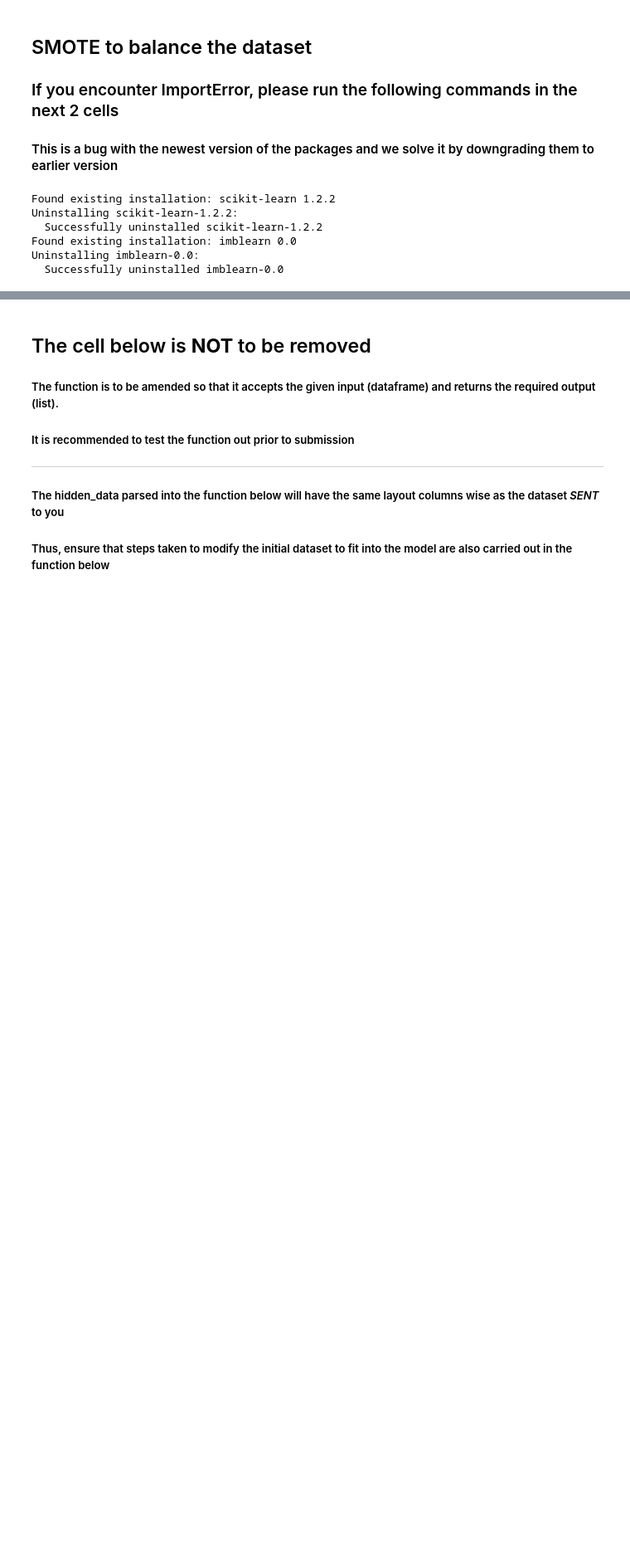
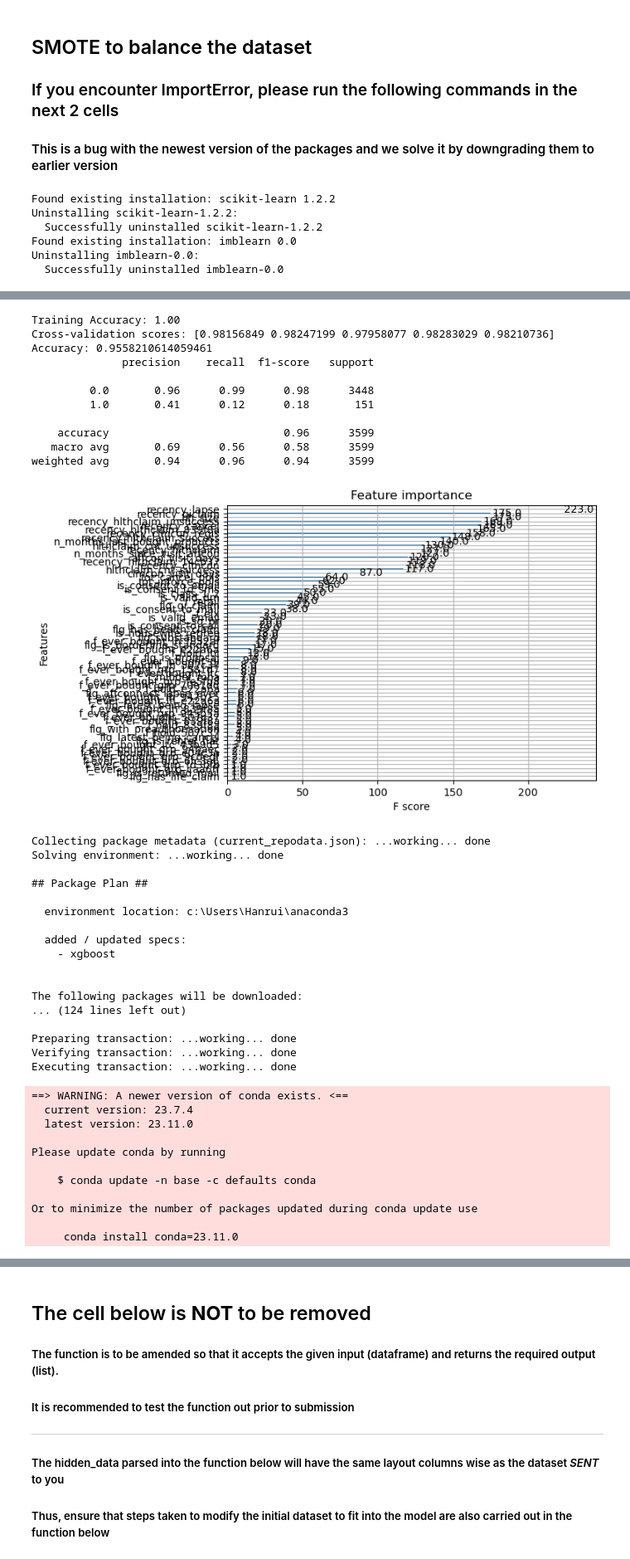
Before and after one commit to wildgreendinosaur/Datathon_team105, a Jupyter notebook: NUS_DATATHON_SINGLIFE_TEAM150.ipynb, the cells around one changed output, grey strips where cells are left out. Shown at 83% size. Drawn from its saved outputs; the diff is of its cells as text; code cells hidden in the pictures; blank space fills up the shorter version.

```diff
--- a/NUS_DATATHON_SINGLIFE_TEAM150.ipynb
+++ b/NUS_DATATHON_SINGLIFE_TEAM150.ipynb
@@ -230,0 +330,80 @@ X_train , y_train = balancing(X_train , y_train, 'smote')
+# %%
+def xgbmodel(X_train , y_train , X_test, y_test):
+    """
+    Abstracted function for using gradient boosting
+    Inputs: X,y for test and train
+    Output: Prints accuracy and importance plots
+    Returns: N/A
+    """
+    # specify parameters via map
+    xgb_model = xgb.XGBClassifier()
+
+    # Fit the model
+    xgb_model.fit(X_train,y_train)
+
+    # Predict labels on training data
+    y_train_pred = xgb_model.predict(X_train)
+
+    # Accuracy of the training data
+    training_accuracy = accuracy_score(y_train, y_train_pred)
+    print(f'Training Accuracy: {training_accuracy:.2f}')
+
+    # Cross Validation Score
+    cross_validate(xgb_model, X_train , y_train)
+
+    # Make Prediction
+    y_pred = xgb_model.predict(X_test)
+
+    # Accuracy
+    accuracy = accuracy_score(y_test, y_pred)
+    print(f'Accuracy: {accuracy}')
+
+    # Print a classification report
+    report = classification_report(y_test, y_pred)
+    print(report)
+
+    xgb.plot_importance(xgb_model)
+
+
+xgbmodel(X_train , y_train, X_test, y_test)
+# %% [output]
+Training Accuracy: 1.00
+Cross-validation scores: [0.98156849 0.98247199 0.97958077 0.98283029 0.98210736]
+Accuracy: 0.9558210614059461
+              precision    recall  f1-score   support
+
+         0.0       0.96      0.99      0.98      3448
+         1.0       0.41      0.12      0.18       151
+
+    accuracy                           0.96      3599
+   macro avg       0.69      0.56      0.58      3599
+weighted avg       0.94      0.96      0.94      3599
+[figure, added]
+Collecting package metadata (current_repodata.json): ...working... done
+Solving environment: ...working... done
+
+## Package Plan ##
+
+  environment location: c:\Users\Hanrui\anaconda3
+
+  added / updated specs:
+    - xgboost
+
+
+The following packages will be downloaded:
+... (124 lines left out)
+
+Preparing transaction: ...working... done
+Verifying transaction: ...working... done
+Executing transaction: ...working... done
+==> WARNING: A newer version of conda exists. <==
+  current version: 23.7.4
+  latest version: 23.11.0
+
+Please update conda by running
+
+    $ conda update -n base -c defaults conda
+
+Or to minimize the number of packages updated during conda update use
+
+     conda install conda=23.11.0
```
Also changed, not shown: parts of 10 cells of this notebook.
